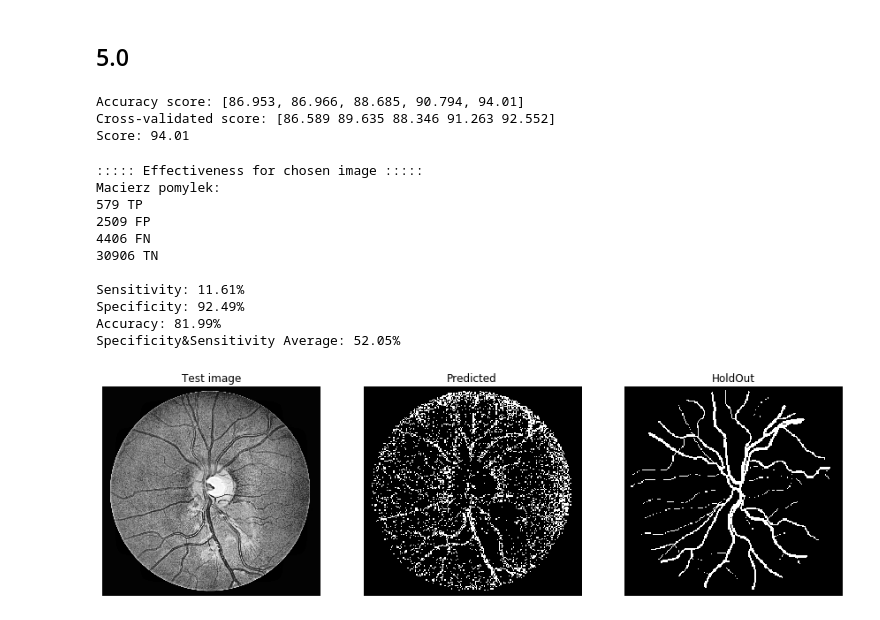
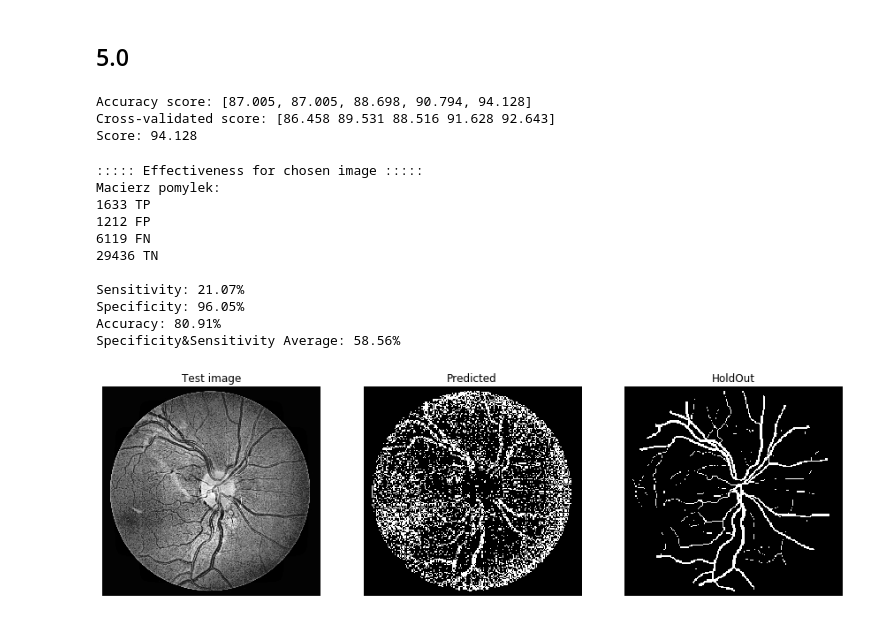
Before and after one commit to Preludium/IwM, a Jupyter notebook: fundus.ipynb, the cells around one changed output. Saved outputs shown, nothing was run; the diff lists cells and outputs as text; code cells hidden in the pictures.

```diff
--- a/fundus.ipynb
+++ b/fundus.ipynb
@@ -20,11 +20,11 @@ import statistics
 # %% [markdown]
 ## Constants
 # %%
-IMAGE1 = "Image_05L"
-IMAGE2 = "Image_06L"
-IMAGE3 = "Image_07L"
-IMAGE4 = "Image_08L"
-IMAGE5 = "Image_09L"
+IMAGE1 = "Image_04L"
+IMAGE2 = "Image_04R"
+IMAGE3 = "Image_05R"
+IMAGE4 = "Image_06L"
+IMAGE5 = "Image_06R"
 
 IMAGE1_PATH = "photos/{0}.jpg".format(IMAGE1)
 IMAGE2_PATH = "photos/{0}.jpg".format(IMAGE2)
@@ -344,33 +344,33 @@ print('Accuracy score: {}'.format(accuracy_model))
 print('Cross-validated score: {}'.format(np.round(cross_val_score(model, data, target) * 100, 3)))
 print('Score: {}'.format(round(decisionTree.score(X_test, y_test) * 100, 3)))
 # %% [output]
-Accuracy score: [86.953, 86.966, 88.685, 90.794, 94.01]
-Cross-validated score: [86.589 89.635 88.346 91.263 92.552]
-Score: 94.01
+Accuracy score: [87.005, 87.005, 88.698, 90.794, 94.128]
+Cross-validated score: [86.458 89.531 88.516 91.628 92.643]
+Score: 94.128
 # %%
-originalImageTest = loadImage(IMAGE3_PATH)
+originalImageTest = loadImage(IMAGE5_PATH)
 preparedImageTest = getPreparedImage(originalImageTest)
 resultImageTest = getResultImage(preparedImageTest)
 resultBinaryTest = getResultBinary(resultImageTest, preparedImageTest)
-holdOutTest = getHoldOut(IMAGE3_HOLD_OUT_PATH)
+holdOutTest = getHoldOut(IMAGE5_HOLD_OUT_PATH)
 
 data_test, target_test = prepareData(preparedImageTest, holdOutTest)
 # %%
 decisionTree.fit(data, target)
 predicted = decisionTree.predict(data_test)
 # %%
-show50(preparedImageTest, predicted.reshape(192, 200), target.reshape(192, 200))
-_ = checkEffectiveness(predicted.reshape(192, 200), target.reshape(192, 200))
+show50(preparedImageTest, predicted.reshape(192, 200), target_test.reshape(192, 200))
+_ = checkEffectiveness(predicted.reshape(192, 200), target_test.reshape(192, 200))
 # %% [output]
 ::::: Effectiveness for chosen image :::::
 Macierz pomylek:
-579 TP
-2509 FP
-4406 FN
-30906 TN
+1633 TP
+1212 FP
+6119 FN
+29436 TN
 
-Sensitivity: 11.61%
-Specificity: 92.49%
-Accuracy: 81.99%
-Specificity&Sensitivity Average: 52.05%
+Sensitivity: 21.07%
+Specificity: 96.05%
+Accuracy: 80.91%
+Specificity&Sensitivity Average: 58.56%
-[figure, old version]
+[figure, new version]
```
Also changed, not shown: parts of 1 cell of this notebook.
